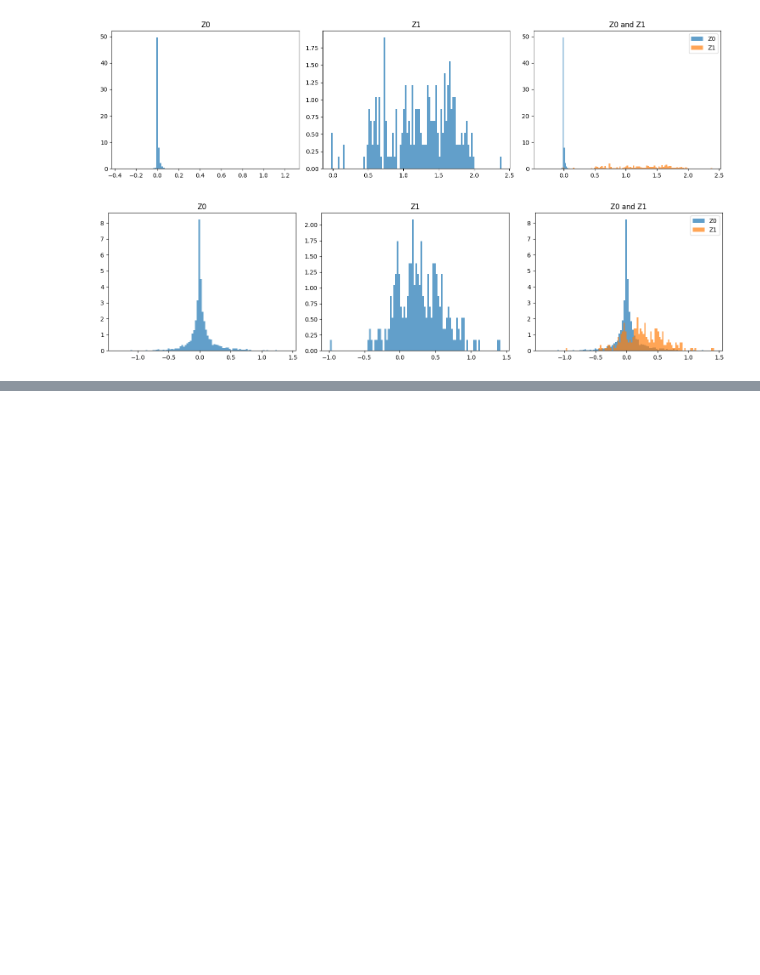
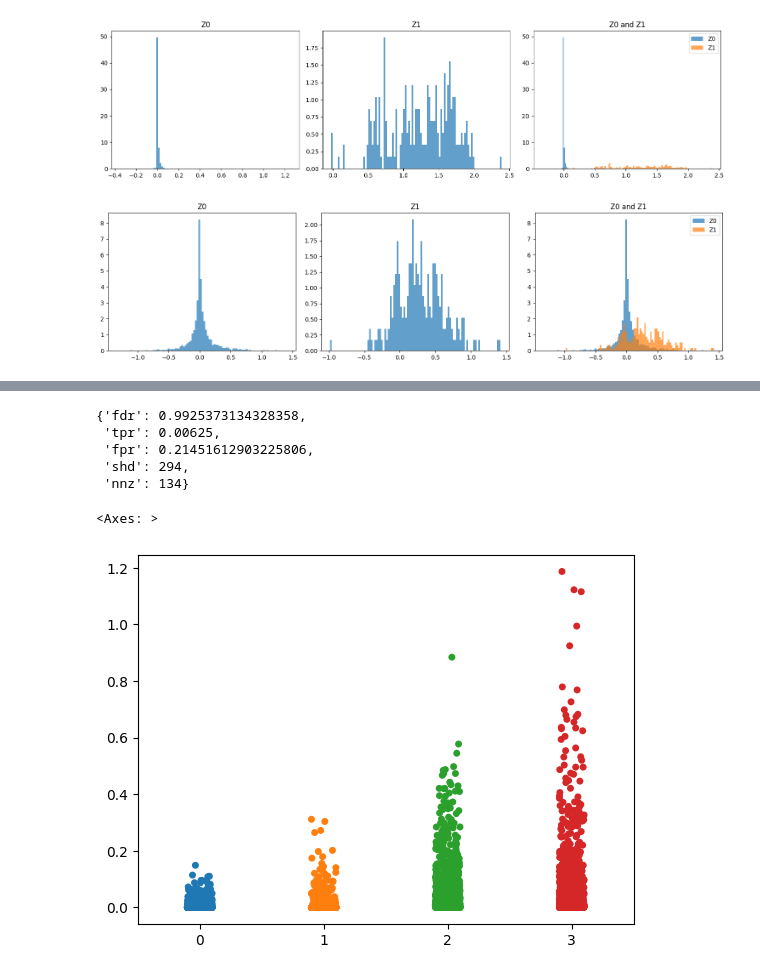
Before and after one commit to LspongebobJH/dagma, a Jupyter notebook: src/dagma/notebooks/deconv.ipynb, the cells around one changed output, grey strips where cells are left out. Saved outputs shown, nothing was run; the diff lists cells and outputs as text; code cells hidden in the pictures; blank space fills up the shorter version.

```diff
--- a/src/dagma/notebooks/deconv.ipynb
+++ b/src/dagma/notebooks/deconv.ipynb
@@ -160,0 +185,22 @@ array([[ 0.00000000e+00, -1.62125406e-04, -6.25173672e-05, ...,
+# %%
+mask = np.abs(W_est) > 0.3
+W_est[mask] = 1.
+W_est[~mask] = 0.
+utils_dagma.count_accuracy(B_true, W_est)
+# %% [output]
+{'fdr': 0.9925373134328358,
+ 'tpr': 0.00625,
+ 'fpr': 0.21451612903225806,
+ 'shd': 294,
+ 'nnz': 134}
+# %%
+# import matplotlib.pyplot as plt
+_W_11 = W_use_11[:n_nodes, :n_nodes]
+_W_11_knock = W_use_11[n_nodes:, :n_nodes]
+_W_15 = W_use_15[:n_nodes, :n_nodes]
+_W_15_knock = W_use_15[n_nodes:, :n_nodes]
+# %%
+sns.stripplot([np.abs(_W_11[~B_true]), np.abs(_W_11_knock[~B_true]), np.abs(_W_15[~B_true]), np.abs(_W_15_knock[~B_true])])
+# %% [output]
+<Axes: >
+[figure, added]
```
Also changed, not shown: parts of 76 cells of this notebook, 19 other files.
